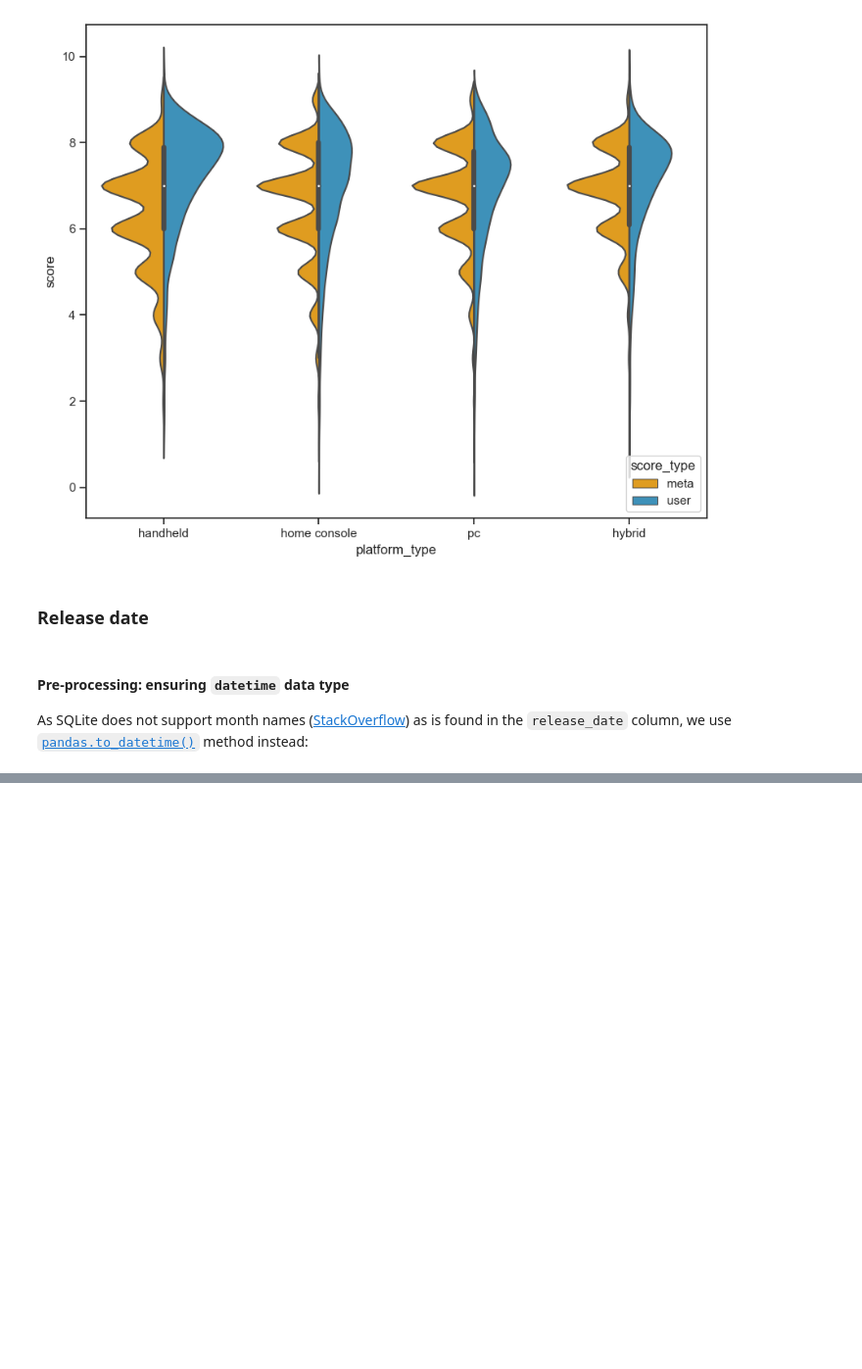
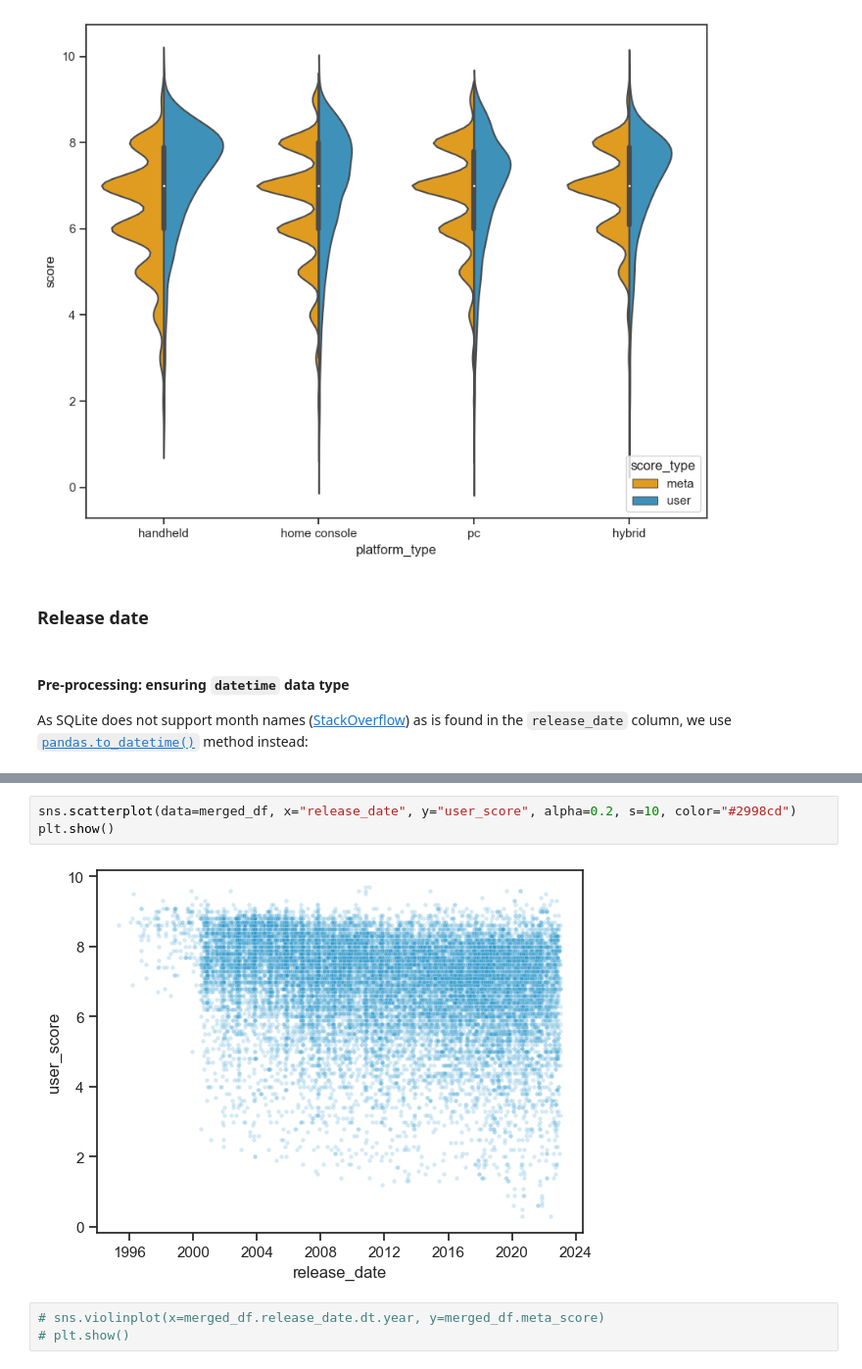
Before and after one commit to henrylin03/video-games, a Jupyter notebook: analysis.ipynb, the cells around one changed output, grey strips where cells are left out. Shown at 98% size. Saved outputs shown, nothing was run; the diff lists cells and outputs as text; blank space fills up the shorter version.

```diff
--- a/analysis.ipynb
+++ b/analysis.ipynb
@@ -542,0 +548,8 @@ merged_df.head()
+# %%
+sns.scatterplot(data=merged_df, x="release_date", y="user_score", alpha=0.2, s=10, color="#2998cd")
+plt.show()
+# %% [output]
+[figure, added]
+# %%
+# sns.violinplot(x=merged_df.release_date.dt.year, y=merged_df.meta_score)
+# plt.show()
```
Also changed, not shown: parts of 4 cells of this notebook.
